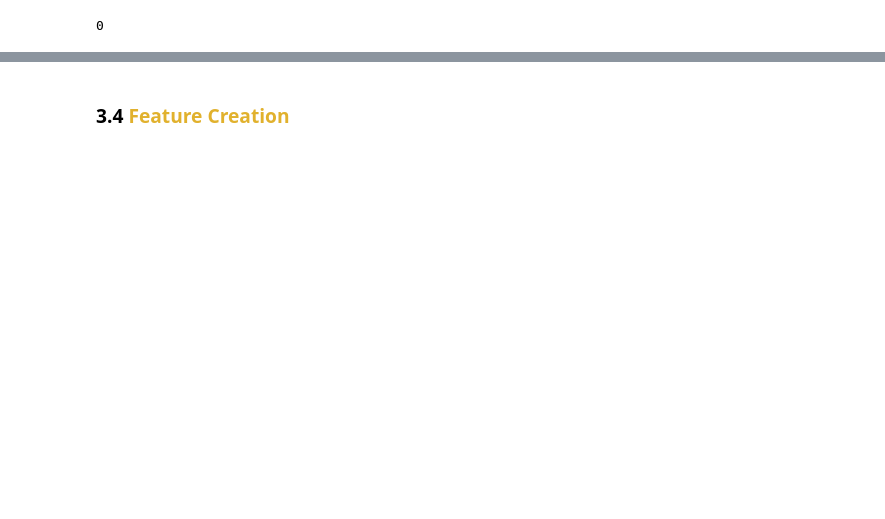
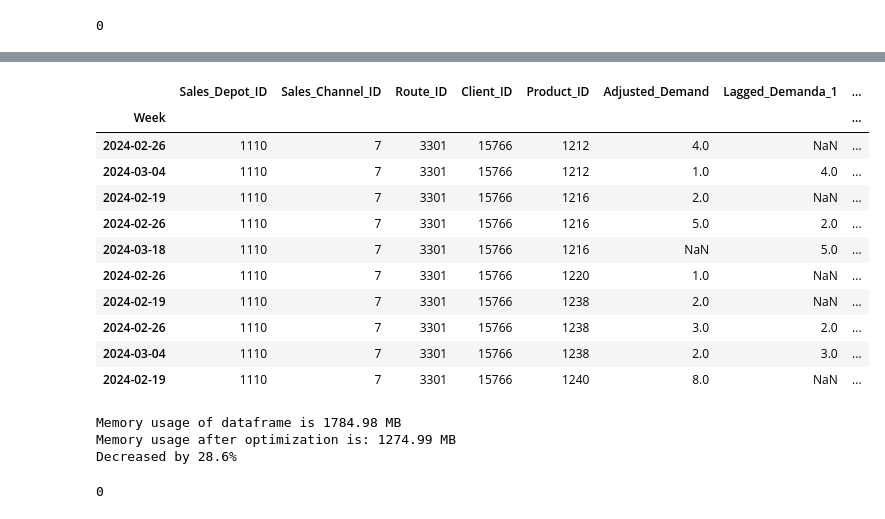
Before and after one commit to agshiv92/Azure_ML_project-2, a Jupyter notebook: group-bimbo-predictive-model.ipynb, the cells around one changed output, grey strips where cells are left out. Drawn from its saved outputs; the diff is of its cells as text; code cells hidden in the pictures; blank space fills up the shorter version.

```diff
--- a/group-bimbo-predictive-model.ipynb
+++ b/group-bimbo-predictive-model.ipynb
@@ -476,7 +635,0 @@ train_df.query("Client_ID == 15766")
-# %%
-train_df['Rolling_Mean_3'] = train_df.groupby(['Sales_Depot_ID', 'Sales_Channel_ID', 'Route_ID', 'Client_ID','Product_ID']).transform(lambda x: x.rolling(window=3).mean())
-# gc.collect()
-# train_df['Rolling_Sum_3'] = train_df.groupby(['Sales_Depot_ID', 'Sales_Channel_ID', 'Route_ID', 'Client_ID','Product_ID']).transform(lambda x: x.rolling(window=3).sum())
-# gc.collect()
-# train_df['Rolling_Std_3'] = train_df.groupby(['Sales_Depot_ID', 'Sales_Channel_ID', 'Route_ID', 'Client_ID','Product_ID'])['Demanda_uni_equil'].transform(lambda x: x.rolling(window=3).std())
-# gc.collect()
@@ -482,0 +682,12 @@ train_df['Rolling_Mean_3'] = train_df.groupby(['Sales_Depot_ID', 'Sales_Channel_
+# %%
+submission_df=pd.DataFrame()
+test_df = pd.read_csv(test_file, compression='zip')
+test_df = test_df.rename({'Semana':'Week', 'Agencia_ID':'Sales_Depot_ID', 'Canal_ID':'Sales_Channel_ID', 'Ruta_SAK':'Route_ID', 'Cliente_ID':'Client_ID',
+       'Producto_ID':'Product_ID', 'Demanda_uni_equil':'Adjusted_Demand'},axis=1)
+test_df['Week'] = pd.to_datetime('2024-01-01') + pd.to_timedelta(test_df['Week'].astype(int) * 7, unit='D')
+test_df.set_index('Week', inplace=True)
+test_df = pd.concat([train_df[train_df.index>pd.to_datetime('2024-02-12')],test_df])
+test_df = reduce_memory_usage(test_df)
+# test_df = pd.concat()
+# submission_df['id']=test_df['id']
+# test_df=test_df.drop('id',axis=1)
@@ -485 +702,35 @@ gc.collect()
+# %%
+def lagged_feature_creation(train_df):
+    train_df = train_df[['Sales_Depot_ID', 'Sales_Channel_ID', 'Route_ID', 'Client_ID',
+           'Product_ID','Adjusted_Demand']]
+    train_df = train_df.sort_values(by=['Sales_Depot_ID', 'Sales_Channel_ID', 'Route_ID', 'Client_ID','Product_ID', 'Week'])
+    train_df['Lagged_Demanda_1'] = train_df.groupby(['Sales_Depot_ID', 'Sales_Channel_ID', 'Route_ID', 'Client_ID','Product_ID'])['Adjusted_Demand'].shift(1)
+    train_df['Lagged_Demanda_2'] = train_df.groupby(['Sales_Depot_ID', 'Sales_Channel_ID', 'Route_ID', 'Client_ID','Product_ID'])['Adjusted_Demand'].shift(2)
+    train_df['Lagged_Demanda_3'] = train_df.groupby(['Sales_Depot_ID', 'Sales_Channel_ID', 'Route_ID', 'Client_ID','Product_ID'])['Adjusted_Demand'].shift(3)
+    return train_df
+test_df = lagged_feature_creation(test_df)
+test_df.head(10)
+# %% [output]
+|  | Sales_Depot_ID | Sales_Channel_ID | Route_ID | Client_ID | Product_ID | Adjusted_Demand | Lagged_Demanda_1 | ... |
+| Week |  |  |  |  |  |  |  | ... |
+| 2024-02-26 | 1110 | 7 | 3301 | 15766 | 1212 | 4.0 | NaN | ... |
+| 2024-03-04 | 1110 | 7 | 3301 | 15766 | 1212 | 1.0 | 4.0 | ... |
+| 2024-02-19 | 1110 | 7 | 3301 | 15766 | 1216 | 2.0 | NaN | ... |
+| 2024-02-26 | 1110 | 7 | 3301 | 15766 | 1216 | 5.0 | 2.0 | ... |
+| 2024-03-18 | 1110 | 7 | 3301 | 15766 | 1216 | NaN | 5.0 | ... |
+| 2024-02-26 | 1110 | 7 | 3301 | 15766 | 1220 | 1.0 | NaN | ... |
+| 2024-02-19 | 1110 | 7 | 3301 | 15766 | 1238 | 2.0 | NaN | ... |
+| 2024-02-26 | 1110 | 7 | 3301 | 15766 | 1238 | 3.0 | 2.0 | ... |
+| 2024-03-04 | 1110 | 7 | 3301 | 15766 | 1238 | 2.0 | 3.0 | ... |
+| 2024-02-19 | 1110 | 7 | 3301 | 15766 | 1240 | 8.0 | NaN | ... |
+# %%
+test_df = rolling_feature_creation(test_df,3)
+# %% [output]
+Memory usage of dataframe is 1784.98 MB
+Memory usage after optimization is: 1274.99 MB
+Decreased by 28.6%
+# %%
+gc.collect()
+# %% [output]
+0
 # %%
@@ -489,2 +737,0 @@ train_df['Rolling_Mean_3'] = grouped.transform(lambda x: x.rolling(window=3).mea
-# %% [markdown]
-### <b>3.4 <span style='color:#E1B12D'> Feature Creation </span></b>
```
Also changed, not shown: parts of 52 cells of this notebook.
